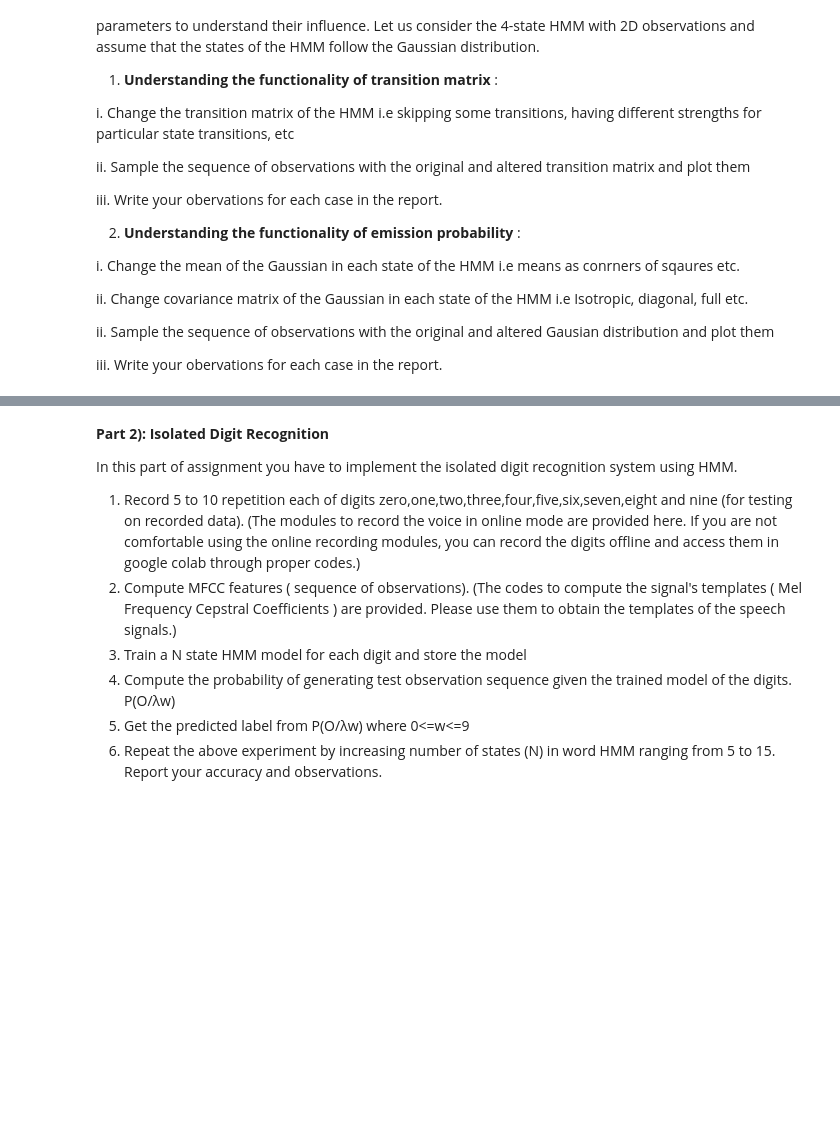
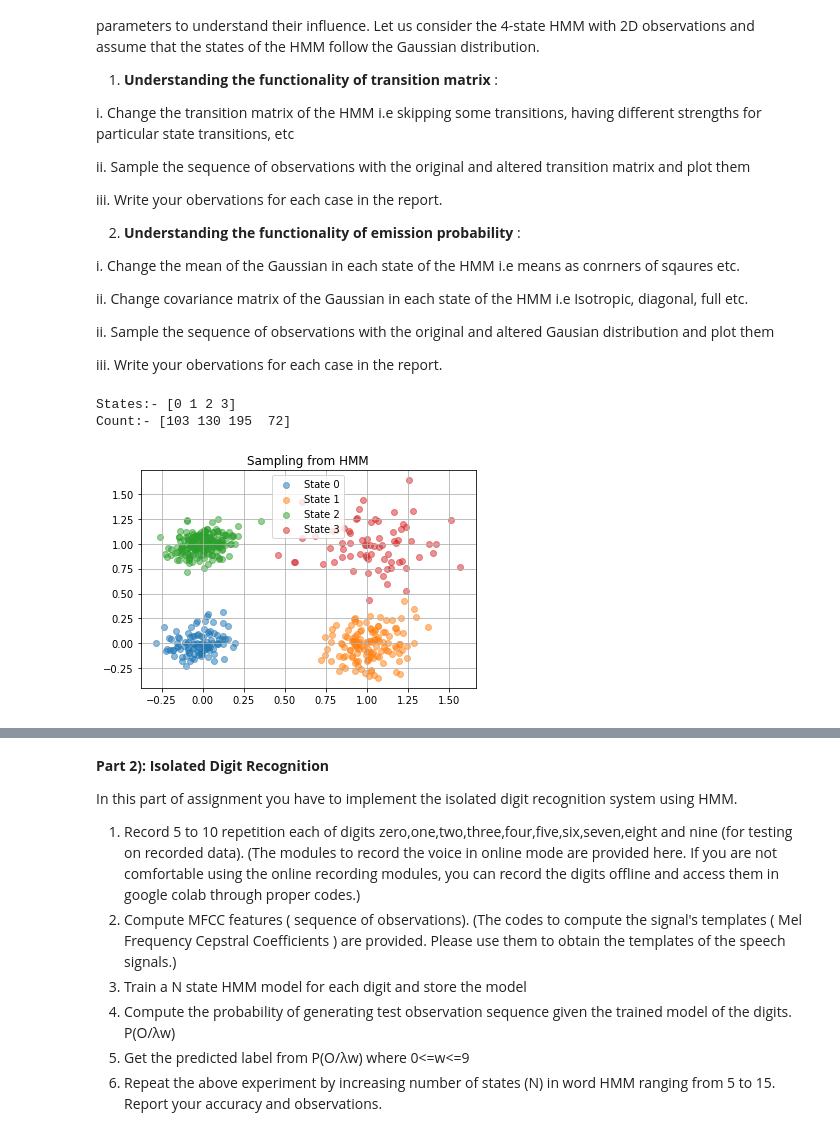
Before and after one commit to TUdayKiranReddy/PRML, a Jupyter notebook: Coding_assignments/Assignment_6/Programming_Assignment-06-HMM.ipynb, the cells around one changed output, grey strips where cells are left out. Drawn from its saved outputs; the diff is of its cells as text; code cells hidden in the pictures; blank space fills up the shorter version.

```diff
--- a/Coding_assignments/Assignment_6/Programming_Assignment-06-HMM.ipynb
+++ b/Coding_assignments/Assignment_6/Programming_Assignment-06-HMM.ipynb
@@ -46,33 +46,53 @@ import librosa
 # %%
 #You can use the built in hmm functions to generate the samples
 #Set different types of transition matrix as initialization and generate the observations
 #Let us use the four state hmm
 
 #Set the prior probabilities. Note: It should follow the axioms of probability.
 startprob = np.array([0.25, 0.25, 0.2, 0.3])
 
 #Initialize the mean of the Gaussian in each state ( four states with single gaussian )
 means = np.array([ [0, 0] , [1, 0] , [0, 1] , [1, 1] ])
 
 #Initialize the covariance of the Gaussians in each state
 covars = np.array([[[0.01, 0.002], [0.002, 0.01]], [[0.02, 0.002], [0.002, 0.02]],
                    [[0.01, 0.002], [0.002, 0.01]], [[0.05, 0.002], [0.002, 0.05]]])
 
 #Initialize the transition matrix of the HMM
 transmat = np.array([[0.5, 0.2, 0.1, 0.2], [0.1, 0.5, 0.2, 0.2], [0.05, 0.1 ,0.8, 0.05], [0.4, 0.2, 0.2, 0.2]])
 
-#Build an HMM instance
-model = hmm.GaussianHMM(n_components=4, covariance_type="full") #hmm.HMMGMM() for replacing the single Gaussian with the Mixture of Gaussians
+def gen_samples_hmm(startprob, means, covars, transmat, L=500):
+    #Build an HMM instance
+    model = hmm.GaussianHMM(n_components=4, covariance_type="full") #hmm.HMMGMM() for replacing the single Gaussian with the Mixture of Gaussians
 
-# Set the above parameters in hmm model ( )
-model.startprob_ = startprob
-model.transmat_ = transmat
-model.means_ = means
-model.covars_ = covars
+    # Set the above parameters in hmm model ( )
+    model.startprob_ = startprob
+    model.transmat_ = transmat
+    model.means_ = means
+    model.covars_ = covars
 
 
-# Sample observation sequence of 500 length from the HMM model
-X, Z = model.sample(500)
+    # Sample observation sequence of 500 length from the HMM model
+    X, Z = model.sample(L)
 
+    return X, Z
 
-# Plot the observation sequence
+X, Z = gen_samples_hmm(startprob, means, covars, transmat)
+
+x, y = np.unique(Z, return_counts=True)
+print("States:-", x)
+print("Count:-", y)
+
+plt.figure()
+plt.title('Sampling from HMM')
+for i in range(4):
+    idx = Z == i
+    plt.scatter(X[idx, 0], X[idx, 1], label='State {}'.format(i), alpha=0.5)
+# plt.ylim((-2, 2))
+plt.legend()
+plt.grid()
+plt.show()
+# %% [output]
+States:- [0 1 2 3]
+Count:- [103 130 195  72]
+[figure, added]
```
Also changed, not shown: parts of 7 cells of this notebook.
